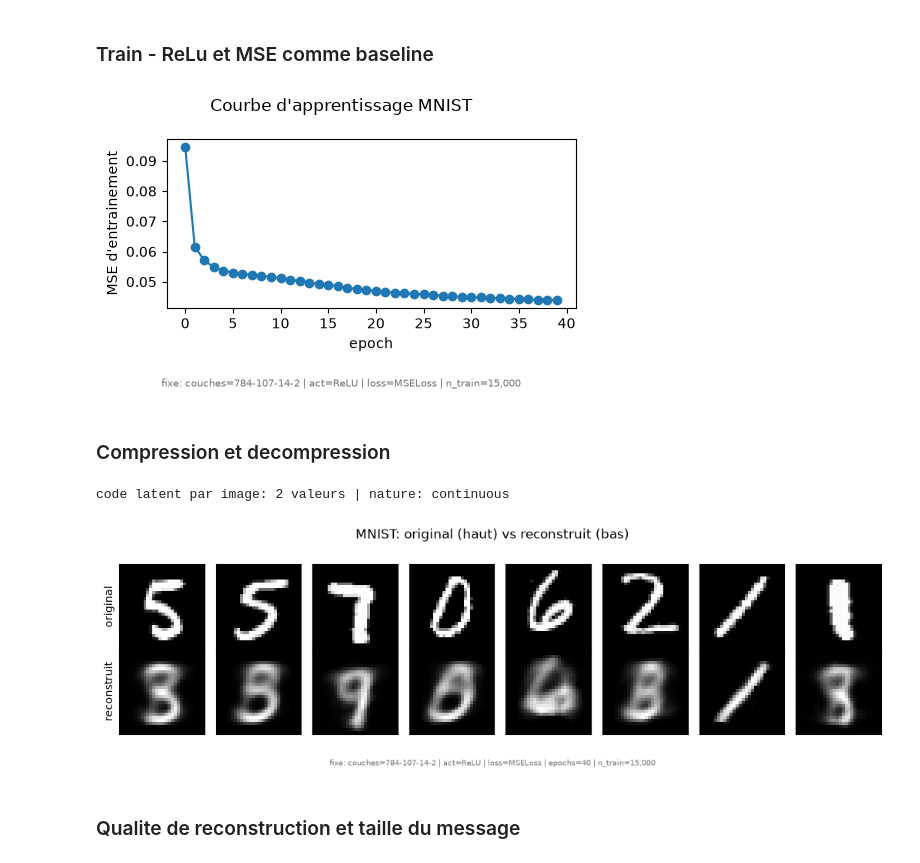
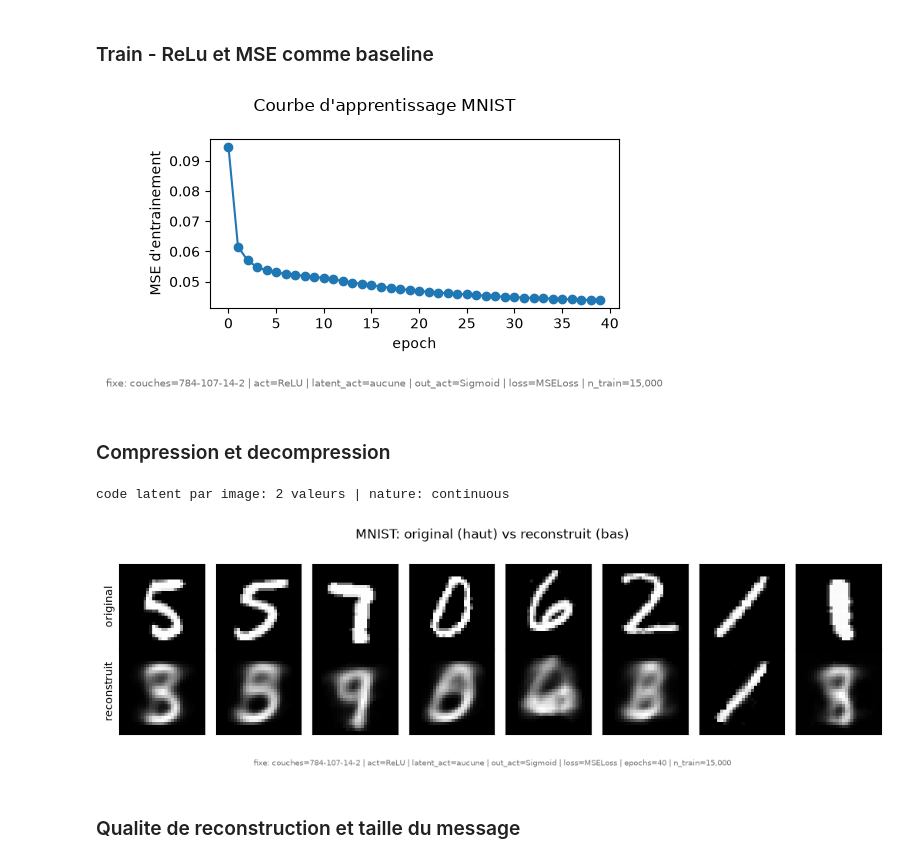
Before and after one commit to magicAyyub/unsupervised, a Jupyter notebook: notebooks/03_autoencoder.ipynb, the cells around one changed output. Cells and saved outputs as stored; diff of their text form; code cells hidden in the pictures.

Commit message:
ajoutées des experimentations avec les fonctions d'activations latentes et du output. Certainement le résultat sera à nettoyer et mieux digerer mais maintenant je veux me concentrer sur les VAE

```diff
--- a/notebooks/03_autoencoder.ipynb
+++ b/notebooks/03_autoencoder.ipynb
@@ -164,20 +165,20 @@ train: (15000, 784) | eval: (3000, 784)
 # %%
 mnist_model = AutoEncoder(
     input_dim=784, output_dim=784, latent_dim=2,
-    encoder_layer_num=3, decoder_layer_num=3, encoder_activation=nn.ReLU, fonction_loss=nn.MSELoss
+    encoder_layer_num=3, decoder_layer_num=3, encoder_activation_function=nn.ReLU, loss_function=nn.MSELoss
 )
 mnist_model.fit(X_mnist_train, epochs=EPOCHS, batch_size=BATCH_SIZE)
 
 MNIST_BASELINE_CONFIG = describe_autoencoder(mnist_model, n_train=len(X_mnist_train))
 
 fig = plt.figure(figsize=(5, 3))
 plt.plot(mnist_model.loss_history, marker="o")
 plt.xlabel("epoch"); plt.ylabel("MSE d'entrainement")
 # epochs varie le long de l'axe x: on le retire de la note
 _finish_figure(fig, "Courbe d'apprentissage MNIST",
                describe_autoencoder(mnist_model, n_train=len(X_mnist_train), omit=("epochs",)))
 # %% [output]
-[figure, old version]
+[figure, new version]
 # %% [markdown]
 ### Compression et decompression
 # %%
@@ -189,7 +190,7 @@ show_original_vs_reconstruction_grid(X_mnist_eval, mnist_reconstructed, MNIST_SH
                      config=MNIST_BASELINE_CONFIG)
 # %% [output]
 code latent par image: 2 valeurs | nature: continuous
-[figure, old version]
+[figure, new version]
 # %% [markdown]
 ### Qualite de reconstruction et taille du message
 # %%
```
Also changed, not shown: parts of 21 cells of this notebook, 1 other file.
